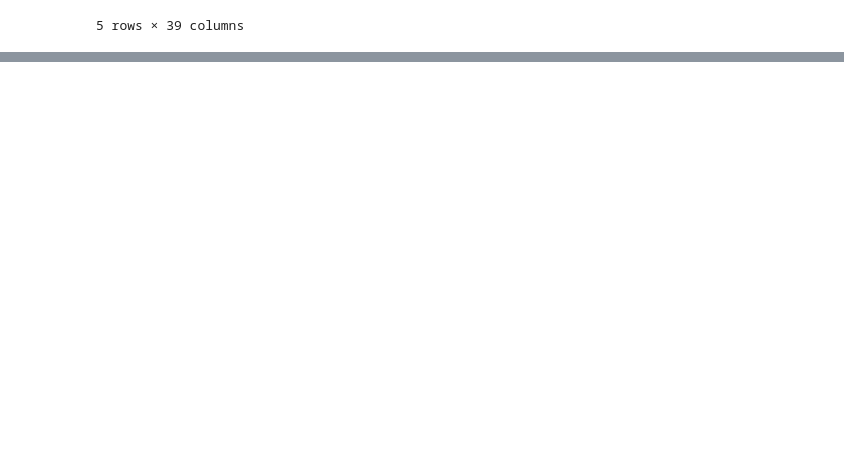
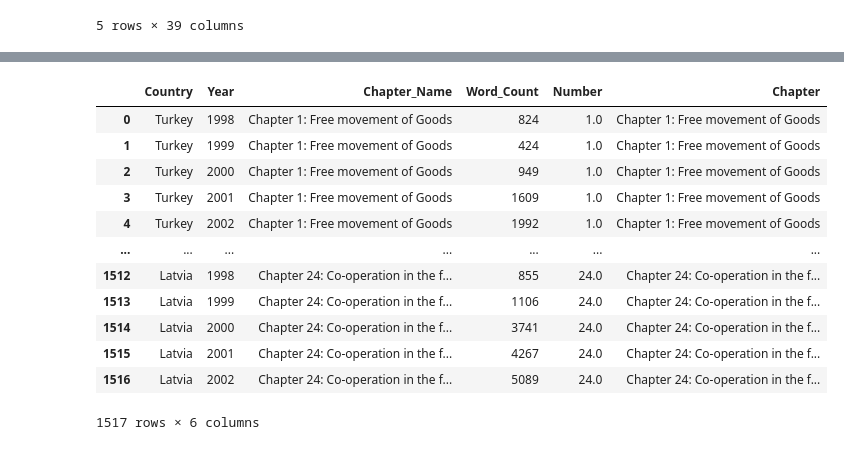
Before and after one commit to dk3934/copenhagen-criteria, a Jupyter notebook: code/mere-description/reformat_dfs.ipynb, the cells around one changed output, grey strips where cells are left out. Saved outputs shown, nothing was run; the diff lists cells and outputs as text; code cells hidden in the pictures; blank space fills up the shorter version.

```diff
--- a/code/mere-description/reformat_dfs.ipynb
+++ b/code/mere-description/reformat_dfs.ipynb
@@ -25,0 +33,18 @@ combined_df.head()
+# %%
+word_counts_long = combined_df.melt(
+    id_vars=['Country', 'Year'],
+    value_vars=chapter_columns,
+    var_name='Chapter_Name',
+    value_name='Text'
+)
+# %%
+def count_words(text):
+    """Count words in a text string, handling missing values"""
+    if pd.isna(text):
+        return 0
+    return len(str(text).split())
+
+word_counts_long['Word_Count'] = word_counts_long['Text'].apply(count_words)
+# %%
+word_counts_long = word_counts_long.drop('Text', axis=1)
+word_counts_long
@@ -25,0 +65,24 @@ combined_df.head()
+# %%
+chapter_numbers = pd.read_csv("../../data/metadata/chapter_names.csv")
+word_counts_long = word_counts_long.merge(
+    chapter_numbers,
+    left_on='Chapter_Name',
+    right_on='Chapter',  # Adjust column name if needed
+    how='left'
+)
+# %%
+word_counts_long
+# %% [output]
+|  | Country | Year | Chapter_Name | Word_Count | Number | Chapter |
+| 0 | Turkey | 1998 | Chapter 1: Free movement of Goods | 824 | 1.0 | Chapter 1: Free movement of Goods |
+| 1 | Turkey | 1999 | Chapter 1: Free movement of Goods | 424 | 1.0 | Chapter 1: Free movement of Goods |
+| 2 | Turkey | 2000 | Chapter 1: Free movement of Goods | 949 | 1.0 | Chapter 1: Free movement of Goods |
+| 3 | Turkey | 2001 | Chapter 1: Free movement of Goods | 1609 | 1.0 | Chapter 1: Free movement of Goods |
+| 4 | Turkey | 2002 | Chapter 1: Free movement of Goods | 1992 | 1.0 | Chapter 1: Free movement of Goods |
+| ... | ... | ... | ... | ... | ... | ... |
+| 1512 | Latvia | 1998 | Chapter 24: Co-operation in the f... | 855 | 24.0 | Chapter 24: Co-operation in the f... |
+| 1513 | Latvia | 1999 | Chapter 24: Co-operation in the f... | 1106 | 24.0 | Chapter 24: Co-operation in the f... |
+| 1514 | Latvia | 2000 | Chapter 24: Co-operation in the f... | 3741 | 24.0 | Chapter 24: Co-operation in the f... |
+| 1515 | Latvia | 2001 | Chapter 24: Co-operation in the f... | 4267 | 24.0 | Chapter 24: Co-operation in the f... |
+| 1516 | Latvia | 2002 | Chapter 24: Co-operation in the f... | 5089 | 24.0 | Chapter 24: Co-operation in the f... |
+1517 rows × 6 columns
```
Also changed, not shown: parts of 17 cells of this notebook, 6 other files.
